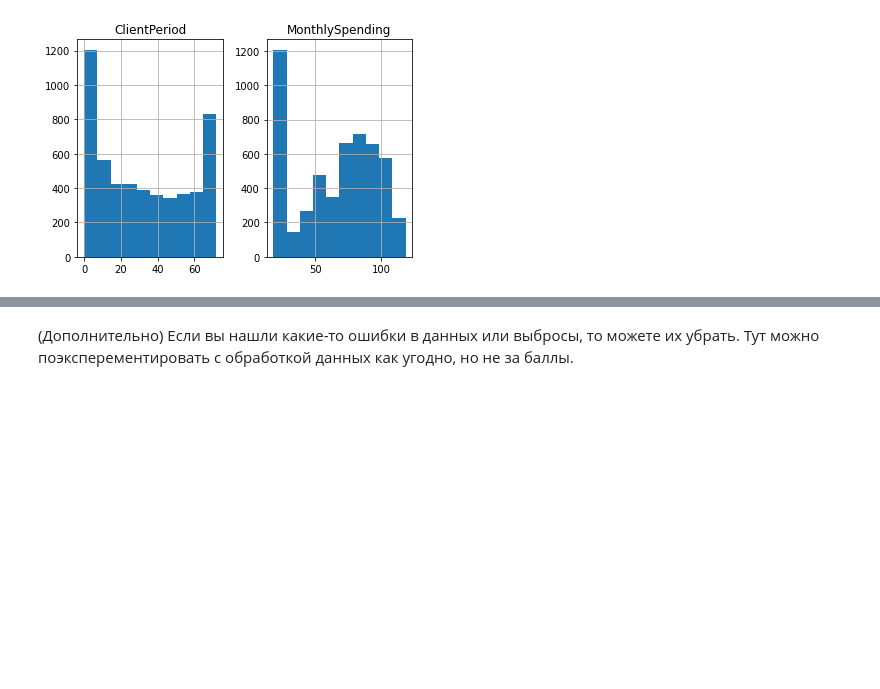
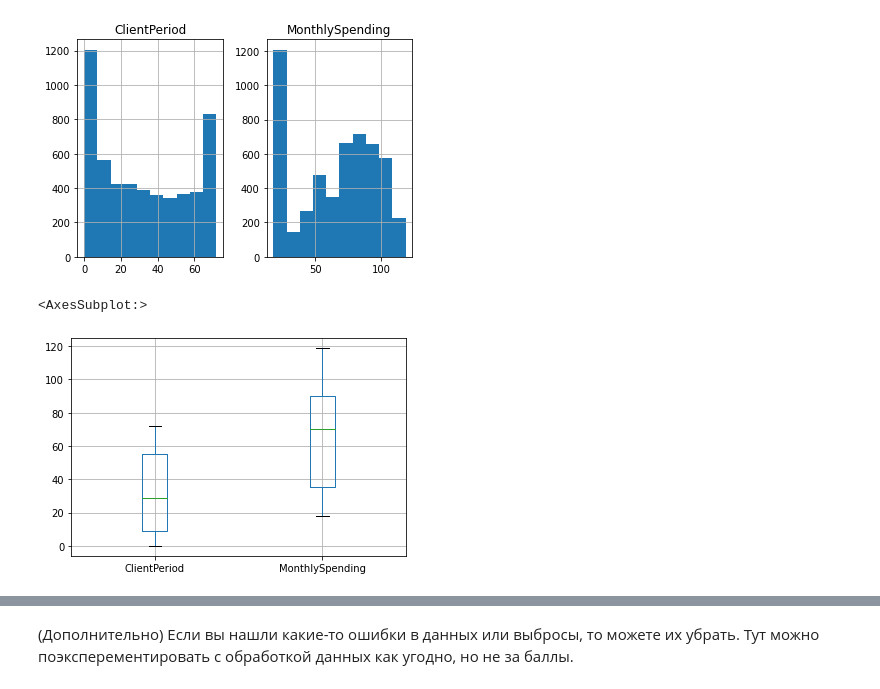
Before and after one commit to trifonov-m/MIPT_stepik, a Jupyter notebook: deep learning mipt/HW3/Baseline.ipynb, the cells around one changed output, grey strips where cells are left out. Drawn from its saved outputs; the diff is of its cells as text; code cells hidden in the pictures; blank space fills up the shorter version.

```diff
--- a/deep learning mipt/HW3/Baseline.ipynb
+++ b/deep learning mipt/HW3/Baseline.ipynb
@@ -147,3 +147,8 @@ data[num_cols].hist()
 array([[<AxesSubplot:title={'center':'ClientPeriod'}>,
         <AxesSubplot:title={'center':'MonthlySpending'}>]], dtype=object)
 [figure]
+# %%
+data[num_cols].boxplot()
+# %% [output]
+<AxesSubplot:>
+[figure, added]
```
Also changed, not shown: parts of 7 cells of this notebook.
